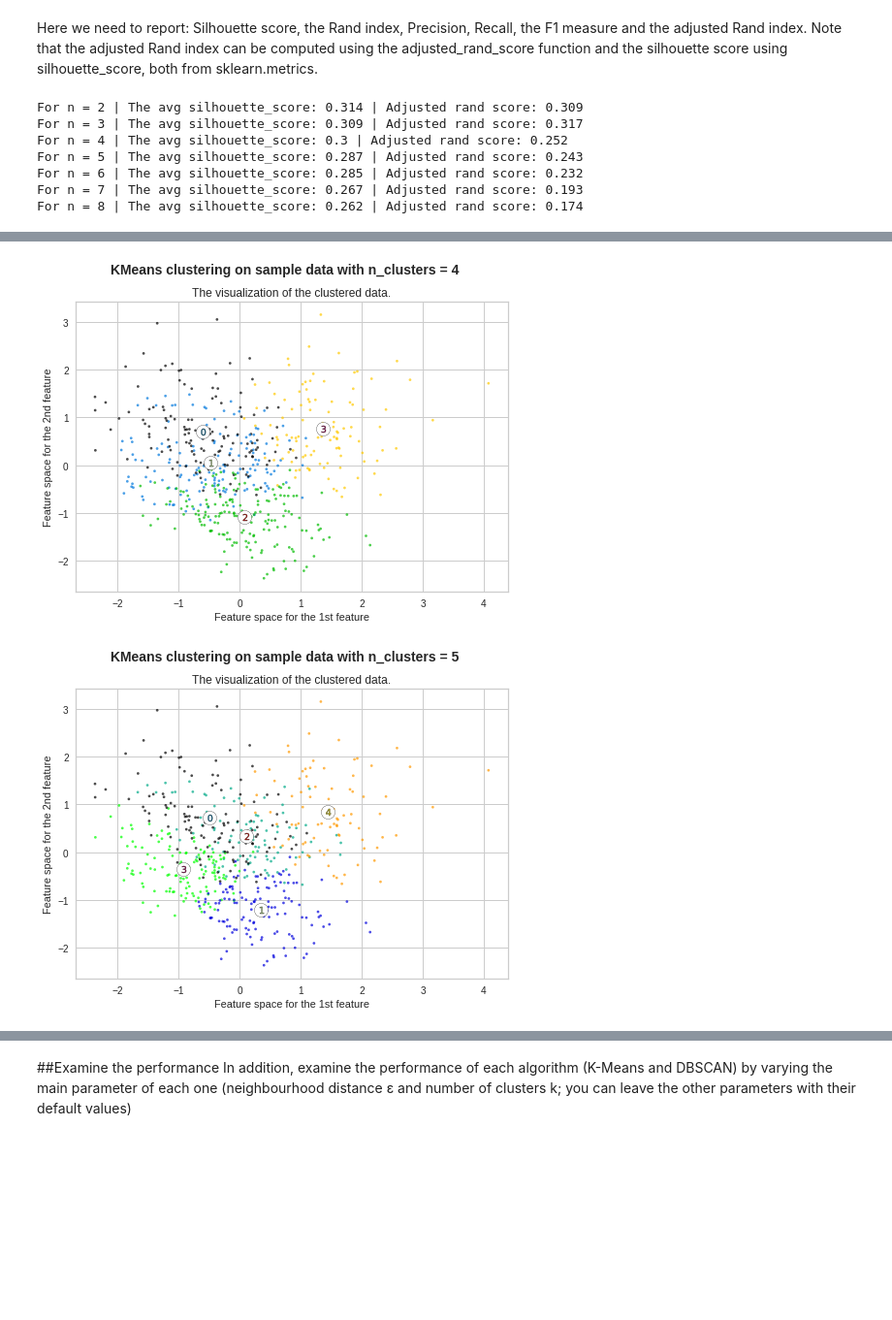
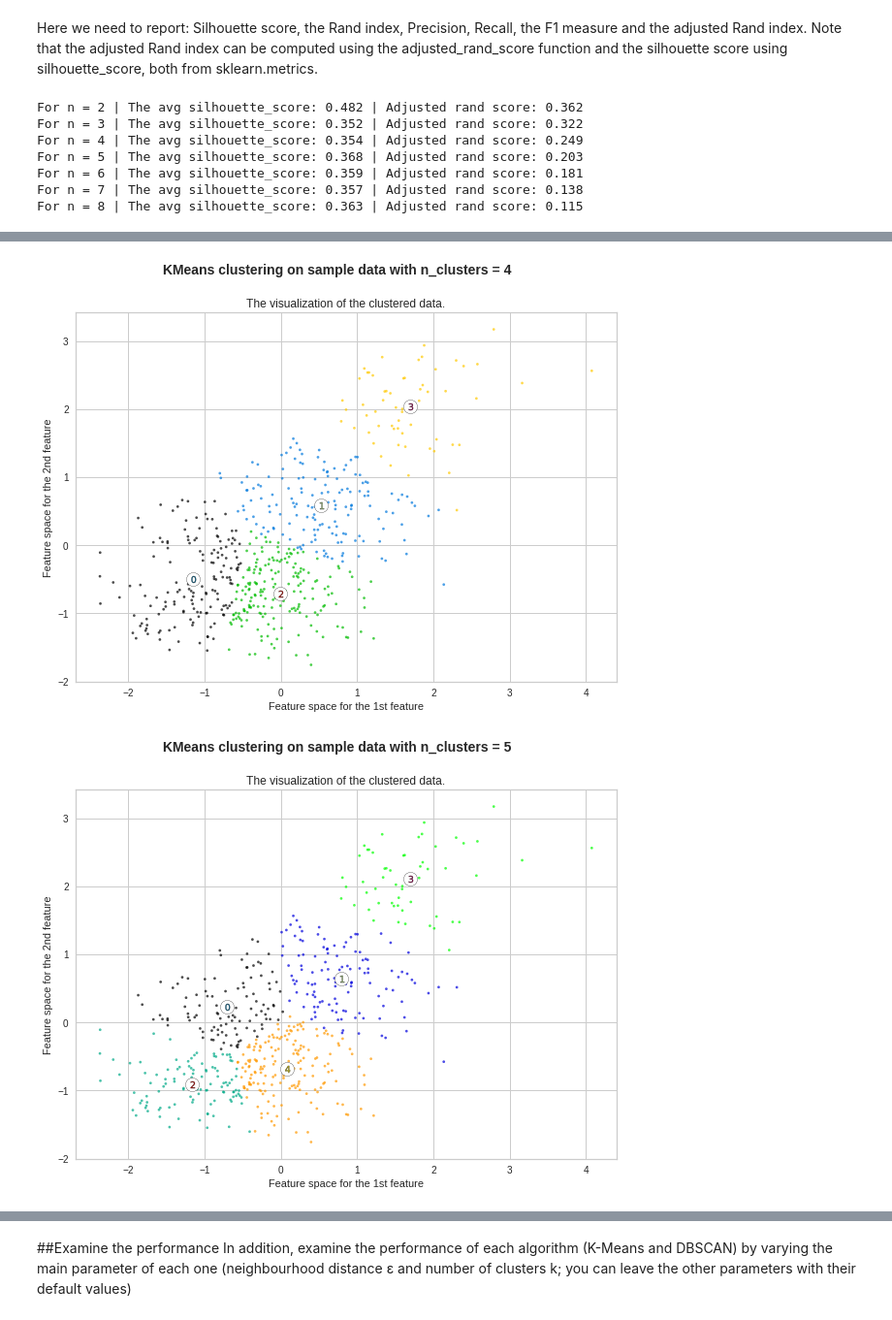
Before and after one commit to Migaalee/machine_learning, a Jupyter notebook: Assigment2_AA.ipynb, the cells around one changed output, grey strips where cells are left out. Shown at 97% size. Cells and saved outputs as stored; diff of their text form; code cells hidden in the pictures; blank space fills up the shorter version.

```diff
--- a/Assigment2_AA.ipynb
+++ b/Assigment2_AA.ipynb
@@ -453,6 +460,6 @@ In this plot, the number of clusters k is plotted against the distortion score,
 from yellowbrick.cluster import KElbowVisualizer
 model = KMeans()
 visualizer = KElbowVisualizer(model, k=(1,12))
-visualizer.fit(X_features_4)
+visualizer.fit(X_features_2)
 visualizer.show()
 # %% [output]
@@ -477,19 +501,19 @@ y_values = alldata_scaled[['y']].values.flatten()
 # %% [markdown]
 Visualise k-means clustering using a range of different K and compare model performance using suggested methods
 # %%
-kmeans = KMeans(n_clusters = 4,                 # Set amount of clusters
+kmeans = KMeans(n_clusters = 3,                 # Set amount of clusters
                 init = 'k-means++',             # Initialization method for kmeans
                 max_iter = 300,                 # Maximum number of iterations
                 n_init = 10,                    # Choose how often algorithm will run with different centroid
                 random_state = 0)               # Choose random state for reproducibility
 
-pred_y = kmeans.fit_predict(X)
+pred_y2 = kmeans.fit_predict(X3)
 
 
 
 # Plot the data
-plt.scatter(X[:,0],
-            X[:,1])
+plt.scatter(X3[:,0],
+            X3[:,1])
 
 # Plot the clusters
 
@@ -503,9 +530,9 @@ plt.show()
 # %%
-np.shape(y_values)
+np.shape(y_values2)
 
-true_y =((y_values[y_values!=0]).astype(int) -1).flatten()
-pred = (pred_y[y_values!=0]).flatten()
-print(np.shape(pred))
-print(pred)
+true_y2 =((y_values2[y_values2!=0]).astype(int) -1).flatten()
+pred2 = (pred_y2[y_values!=0]).flatten()
+print(np.shape(pred2))
+print(pred2)
 # %% [output]
 (81,)
@@ -549,26 +576,24 @@ ids = (alldata_scaled.index.values +1)
 
 
 for n_clusters in range_n_clusters:
-    # Create a subplot with 1 row and 2 columns
-    fig2, ax2 = plt.subplots()
-    fig.set_size_inches(18, 7)
-
+    fig, ax = plt.subplots()
+    fig.set_size_inches(10, 7)
     # Initialize the clusterer with n_clusters value and a random generator
     # seed of 10 for reproducibility.
     clusterer = KMeans(n_clusters=n_clusters, random_state=10)
-    cluster_labels = clusterer.fit_predict(X)
+    cluster_labels = clusterer.fit_predict(X2)
 
 
 
-    true_y =((y_values[y_values!=0]).astype(int) -1)
-    pred = (cluster_labels[y_values!=0])
+    true_y2 =((y_values2[y_values2!=0]).astype(int) -1)
+    pred2 = (cluster_labels[y_values2!=0])
 
 
     # The silhouette_score gives the average value for all the samples.
     # This gives a perspective into the density and separation of the formed
     # clusters
-    silhouette_avg = silhouette_score(X, cluster_labels)
-    adj_rand_score = adjusted_rand_score(true_y, pred)
+    silhouette_avg = silhouette_score(X2, cluster_labels)
+    adj_rand_score = adjusted_rand_score(true_y2, pred2)
 
     print(
         "For n =",
@@ -589,14 +614,14 @@ for n_clusters in range_n_clusters:
 
     # Plot showing the actual clusters formed
     colors = cm.nipy_spectral(cluster_labels.astype(float) / n_clusters)
-    ax2.scatter(
-        X[:, 0], X[:, 1], marker=".", s=30, lw=0, alpha=0.7, c=colors, edgecolor="k"
+    ax.scatter(
+        X2[:, 0], X2[:, 1], marker=".", s=30, lw=0, alpha=0.7, c=colors, edgecolor="k"
     )
 
     # Labeling the clusters
     centers = clusterer.cluster_centers_
     # Draw white circles at cluster centers
-    ax2.scatter(
+    ax.scatter(
         centers[:, 0],
         centers[:, 1],
         marker="o",
@@ -607,11 +632,11 @@ for n_clusters in range_n_clusters:
     )
 
     for i, c in enumerate(centers):
-        ax2.scatter(c[0], c[1], marker="$%d$" % i, alpha=1, s=50, edgecolor="k")
+        ax.scatter(c[0], c[1], marker="$%d$" % i, alpha=1, s=50, edgecolor="k")
 
-    ax2.set_title("The visualization of the clustered data.")
-    ax2.set_xlabel("Feature space for the 1st feature")
-    ax2.set_ylabel("Feature space for the 2nd feature")
+    ax.set_title("The visualization of the clustered data.")
+    ax.set_xlabel("Feature space for the 1st feature")
+    ax.set_ylabel("Feature space for the 2nd feature")
 
     plt.suptitle(
         "KMeans clustering on sample data with n_clusters = %d"
@@ -622,10 +647,10 @@ for n_clusters in range_n_clusters:
 
 plt.show()
 # %% [output]
-For n = 2 | The avg silhouette_score: 0.314 | Adjusted rand score: 0.309
-For n = 3 | The avg silhouette_score: 0.309 | Adjusted rand score: 0.317
-For n = 4 | The avg silhouette_score: 0.3 | Adjusted rand score: 0.252
-For n = 5 | The avg silhouette_score: 0.287 | Adjusted rand score: 0.243
-For n = 6 | The avg silhouette_score: 0.285 | Adjusted rand score: 0.232
-For n = 7 | The avg silhouette_score: 0.267 | Adjusted rand score: 0.193
-For n = 8 | The avg silhouette_score: 0.262 | Adjusted rand score: 0.174
+For n = 2 | The avg silhouette_score: 0.482 | Adjusted rand score: 0.362
+For n = 3 | The avg silhouette_score: 0.352 | Adjusted rand score: 0.322
+For n = 4 | The avg silhouette_score: 0.354 | Adjusted rand score: 0.249
+For n = 5 | The avg silhouette_score: 0.368 | Adjusted rand score: 0.203
+For n = 6 | The avg silhouette_score: 0.359 | Adjusted rand score: 0.181
+For n = 7 | The avg silhouette_score: 0.357 | Adjusted rand score: 0.138
+For n = 8 | The avg silhouette_score: 0.363 | Adjusted rand score: 0.115
@@ -634,2 +659,2 @@ For n = 8 | The avg silhouette_score: 0.262 | Adjusted rand score: 0.174
-[figure, old version]
+[figure, new version]
-[figure, old version]
+[figure, new version]
```
Also changed, not shown: parts of 27 cells of this notebook.
